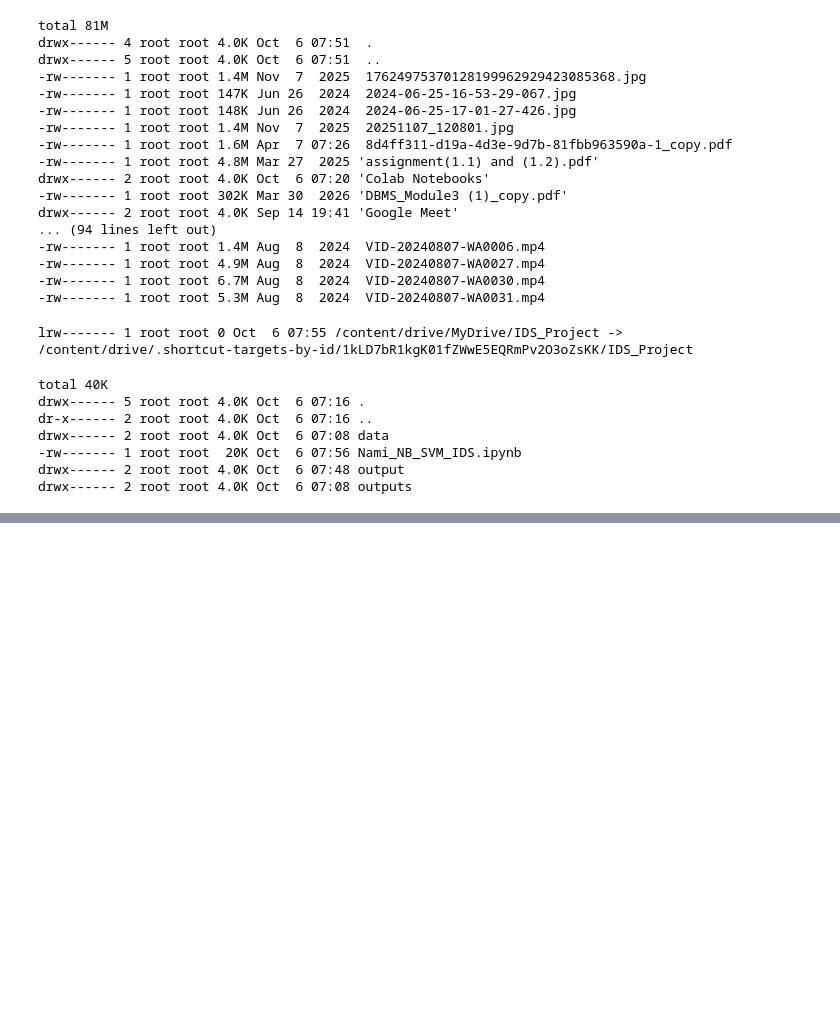
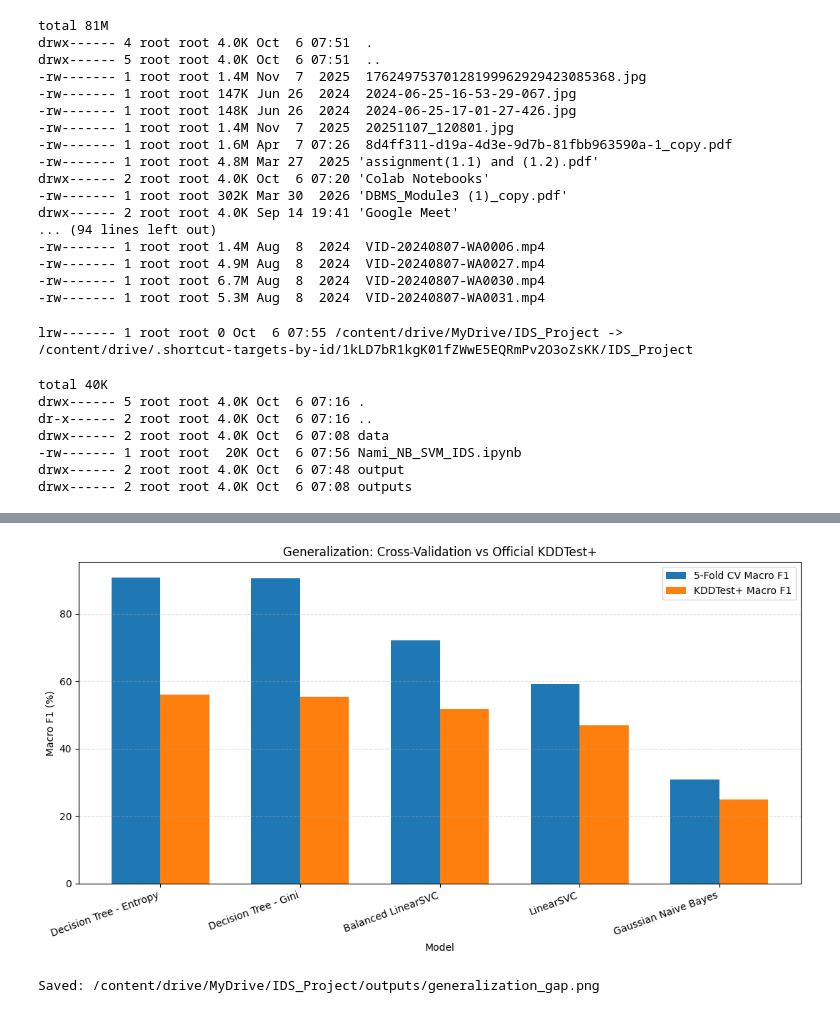
Before and after one commit to Namita-12/NSL-KDD-IDS, a Jupyter notebook: notebooks/Nami_NB_SVM_IDS.ipynb, the cells around one changed output, grey strips where cells are left out. Saved outputs shown, nothing was run; the diff lists cells and outputs as text; code cells hidden in the pictures; blank space fills up the shorter version.

```diff
--- a/notebooks/Nami_NB_SVM_IDS.ipynb
+++ b/notebooks/Nami_NB_SVM_IDS.ipynb
@@ -117,0 +1714,59 @@ drwx------ 2 root root 4.0K Oct  6 07:08 outputs
+# %%
+import matplotlib.pyplot as plt
+import numpy as np
+import os
+
+models = gap_df["Model"]
+
+x = np.arange(len(models))
+width = 0.35
+
+plt.figure(figsize=(11, 6))
+
+plt.bar(
+    x - width / 2,
+    gap_df["CV Macro F1"] * 100,
+    width,
+    label="5-Fold CV Macro F1"
+)
+
+plt.bar(
+    x + width / 2,
+    gap_df["Test Macro F1"] * 100,
+    width,
+    label="KDDTest+ Macro F1"
+)
+
+plt.ylabel("Macro F1 (%)")
+plt.xlabel("Model")
+plt.title("Generalization: Cross-Validation vs Official KDDTest+")
+
+plt.xticks(
+    x,
+    models,
+    rotation=20,
+    ha="right"
+)
+
+plt.legend()
+plt.grid(axis="y", linestyle="--", alpha=0.4)
+
+plt.tight_layout()
+
+gap_path = (
+    "/content/drive/MyDrive/IDS_Project/outputs/"
+    "generalization_gap.png"
+)
+
+plt.savefig(
+    gap_path,
+    dpi=300,
+    bbox_inches="tight"
+)
+
+plt.show()
+
+print(f"Saved: {gap_path}")
+# %% [output]
+[figure, added]
+Saved: /content/drive/MyDrive/IDS_Project/outputs/generalization_gap.png
```
Also changed, not shown: parts of 85 cells of this notebook.
